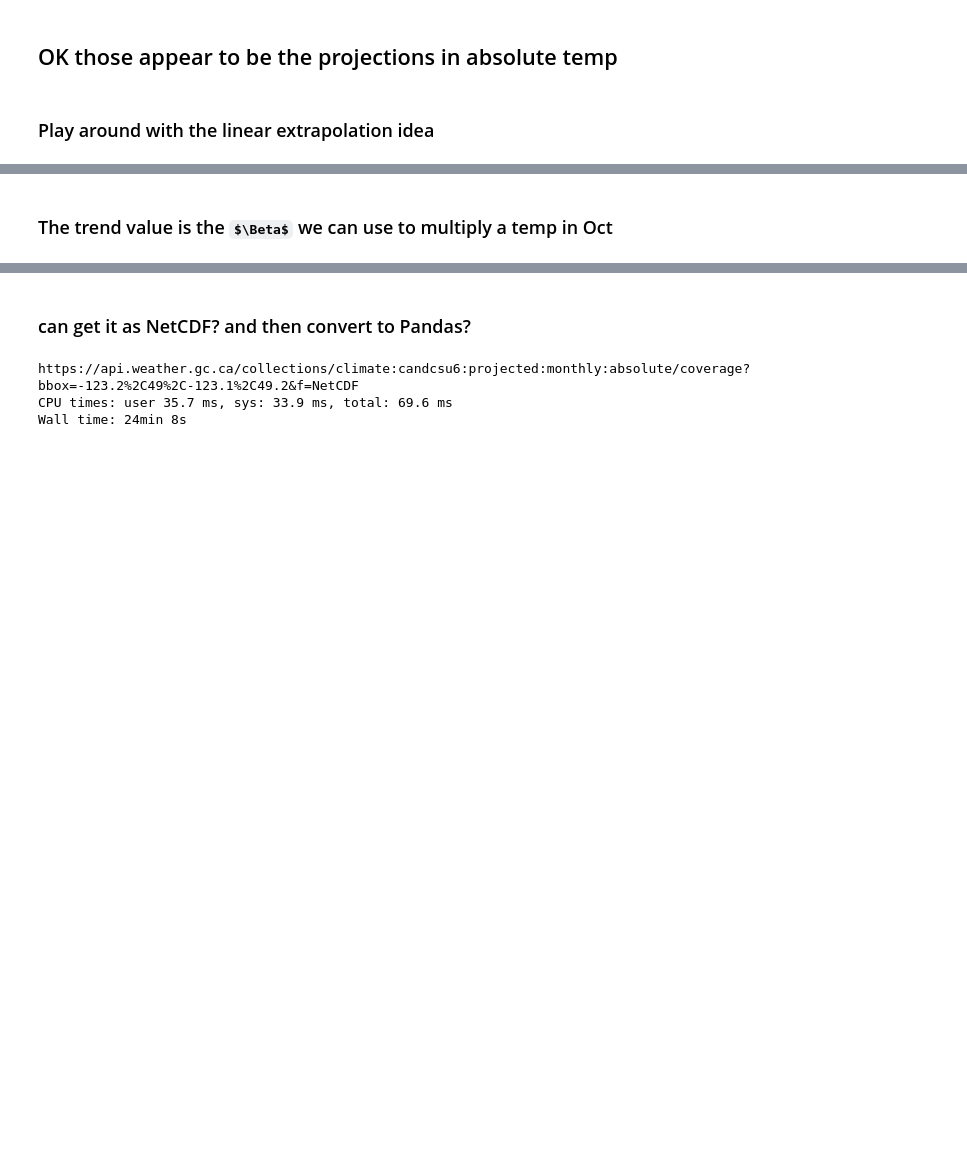
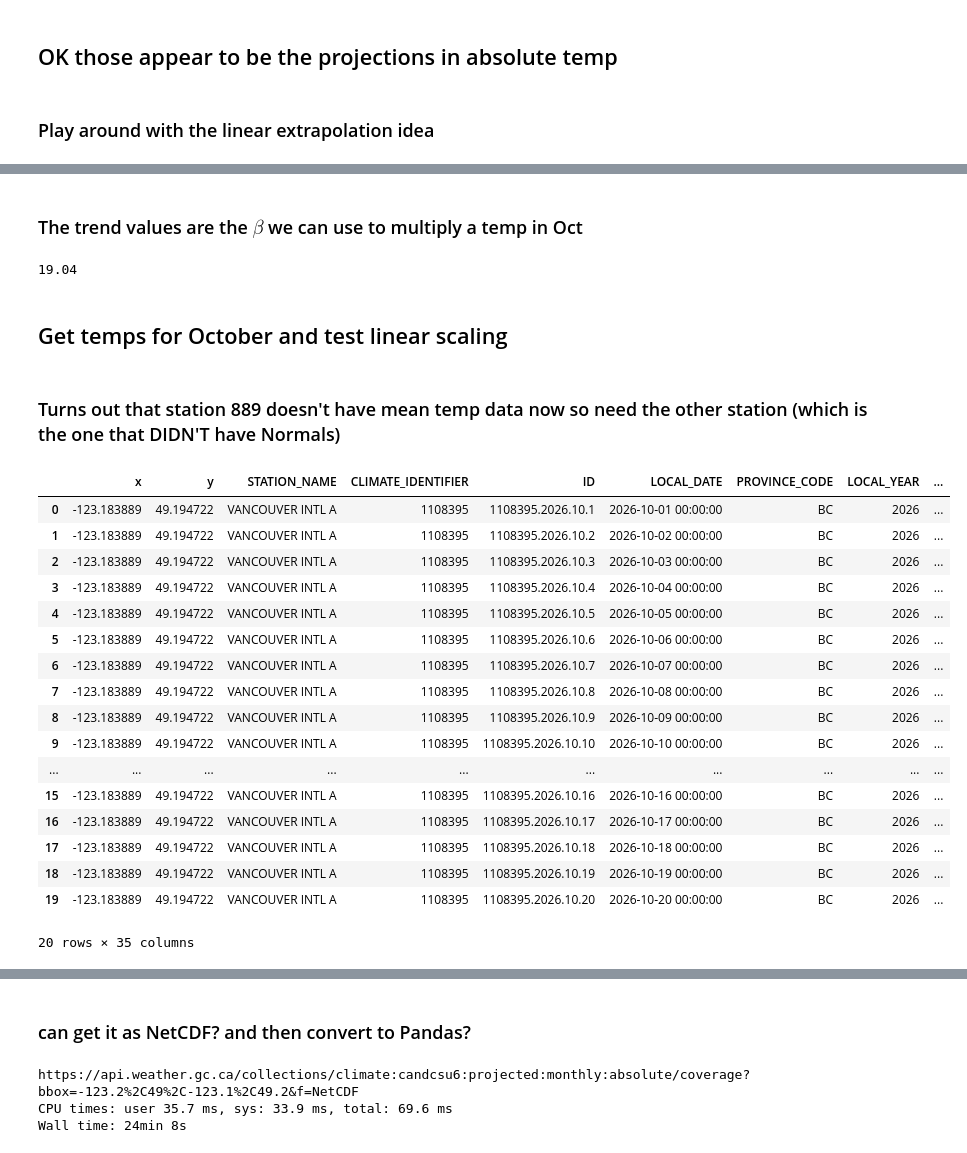
Before and after one commit to tedscott/SideProjects, a Jupyter notebook: Weather2_0/ECCC_API_Examples.ipynb, the cells around one changed output, grey strips where cells are left out. Cells and saved outputs as stored; diff of their text form; code cells hidden in the pictures; some formulas as TeX source; blank space fills up the shorter version.

```diff
--- a/Weather2_0/ECCC_API_Examples.ipynb
+++ b/Weather2_0/ECCC_API_Examples.ipynb
@@ -289,7 +273,7 @@ Wall time: 3min 20s
 %%time
 
 # request takes a long time - testing on 2026-10-13
-# 2min 36s
+# 33 sec
 
 # https://api.weather.gc.ca/collections/climate:dcs:projected:monthly:absolute (from CMIP5)
 # e.g. the request looks like: https://api.weather.gc.ca/collections/climate:dcs:projected:monthly:absolute/coverage?lang=en-CA&f=json&bbox=-123.4,48.5,-123.35,48.6
@@ -301,18 +285,18 @@ Wall time: 3min 20s
 # Compose the request
 host = "https://api.weather.gc.ca/"
 api = urljoin(host, "collections/climate:candcsu6:projected:monthly:absolute/coverage")
-query = {
-    #"DATE_CALCULATED" : "2026-10-05",
-    #"datetime": "2026-10-05", # all items from 2026-10-05 onward
-    #"datetime": "1840-03-01 00:00:00/2021-06-02 00:00:00",
+query1 = {
     "bbox": "-123.2,49.1,-123.1,49.2",# minX, minY, maxX, maxY, # YVR is -123.181944	49.195
-    #"STN_ID": "889", # Vancouver Intl A # cannot use station name
-    "temporal":"2050-01,2050-12",
-    "percentiles": "50",
-    "scenario": "SSP245,SSP585",
+    "datetime":"2050",
+    "subset": "scenario(SSP245)", #percentile(50),scenario('SSP245')",
     "f": "json"
 }
-url = f"{api}?{urlencode(query)}"
+# because we have to pass duplicate query parameters for subset
+query2 = {
+    "subset": "percentile(50)"
+}
+url = f"{api}?{urlencode(query1)}&{urlencode(query2)}"
+print(url)
 
 
 # Use pandas to convert the csv output to a data frame.
@@ -460,2 +417,50 @@ print(trend, tm_norm, tm_proj, yr_month)
 # %% [markdown]
-### The trend value is the $\Beta$ we can use to multiply a temp in Oct
+### The trend values are the $\beta$ we can use to multiply a temp in Oct
+# %%
+# e.g.
+1.19*16
+# %% [output]
+19.04
+# %% [markdown]
+## Get temps for October and test linear scaling
+# %% [markdown]
+### Turns out that station 889 doesn't have mean temp data now so need the other station (which is the one that DIDN'T have Normals)
+# %%
+# Compose the request
+host = "https://api.weather.gc.ca/"
+api = urljoin(host, "collections/climate-daily/items/")
+query = {
+    "datetime": "2026-10-01/..", # all items from 2026-10-05 onward
+    #"datetime": "1840-03-01 00:00:00/2021-06-02 00:00:00",
+    #"bbox": "-123.25,49,-123.0,49.25",# minX, minY, maxX, maxY
+    #"STN_ID": "889", # Vancouver Intl A
+    "STN_ID": "51442", # the other Vancouver Intl A
+    "sortby": "LOCAL_DATE",
+    "f": "csv"
+}
+url = f"{api}?{urlencode(query)}"
+
+
+# Use geopandas to convert the json output to a GeoDataFrame.
+with urlopen(url=str(url)) as req:
+    df = pd.read_csv(req)
+df.sort_index().head(20)
+# %% [output]
+|  | x | y | STATION_NAME | CLIMATE_IDENTIFIER | ID | LOCAL_DATE | PROVINCE_CODE | LOCAL_YEAR | ... |
+| 0 | -123.183889 | 49.194722 | VANCOUVER INTL A | 1108395 | 1108395.2026.10.1 | 2026-10-01 00:00:00 | BC | 2026 | ... |
+| 1 | -123.183889 | 49.194722 | VANCOUVER INTL A | 1108395 | 1108395.2026.10.2 | 2026-10-02 00:00:00 | BC | 2026 | ... |
+| 2 | -123.183889 | 49.194722 | VANCOUVER INTL A | 1108395 | 1108395.2026.10.3 | 2026-10-03 00:00:00 | BC | 2026 | ... |
+| 3 | -123.183889 | 49.194722 | VANCOUVER INTL A | 1108395 | 1108395.2026.10.4 | 2026-10-04 00:00:00 | BC | 2026 | ... |
+| 4 | -123.183889 | 49.194722 | VANCOUVER INTL A | 1108395 | 1108395.2026.10.5 | 2026-10-05 00:00:00 | BC | 2026 | ... |
+| 5 | -123.183889 | 49.194722 | VANCOUVER INTL A | 1108395 | 1108395.2026.10.6 | 2026-10-06 00:00:00 | BC | 2026 | ... |
+| 6 | -123.183889 | 49.194722 | VANCOUVER INTL A | 1108395 | 1108395.2026.10.7 | 2026-10-07 00:00:00 | BC | 2026 | ... |
+| 7 | -123.183889 | 49.194722 | VANCOUVER INTL A | 1108395 | 1108395.2026.10.8 | 2026-10-08 00:00:00 | BC | 2026 | ... |
+| 8 | -123.183889 | 49.194722 | VANCOUVER INTL A | 1108395 | 1108395.2026.10.9 | 2026-10-09 00:00:00 | BC | 2026 | ... |
+| 9 | -123.183889 | 49.194722 | VANCOUVER INTL A | 1108395 | 1108395.2026.10.10 | 2026-10-10 00:00:00 | BC | 2026 | ... |
+| ... | ... | ... | ... | ... | ... | ... | ... | ... | ... |
+| 15 | -123.183889 | 49.194722 | VANCOUVER INTL A | 1108395 | 1108395.2026.10.16 | 2026-10-16 00:00:00 | BC | 2026 | ... |
+| 16 | -123.183889 | 49.194722 | VANCOUVER INTL A | 1108395 | 1108395.2026.10.17 | 2026-10-17 00:00:00 | BC | 2026 | ... |
+| 17 | -123.183889 | 49.194722 | VANCOUVER INTL A | 1108395 | 1108395.2026.10.18 | 2026-10-18 00:00:00 | BC | 2026 | ... |
+| 18 | -123.183889 | 49.194722 | VANCOUVER INTL A | 1108395 | 1108395.2026.10.19 | 2026-10-19 00:00:00 | BC | 2026 | ... |
+| 19 | -123.183889 | 49.194722 | VANCOUVER INTL A | 1108395 | 1108395.2026.10.20 | 2026-10-20 00:00:00 | BC | 2026 | ... |
+20 rows × 35 columns
```
Also changed, not shown: parts of 26 cells of this notebook, 2 other files.
